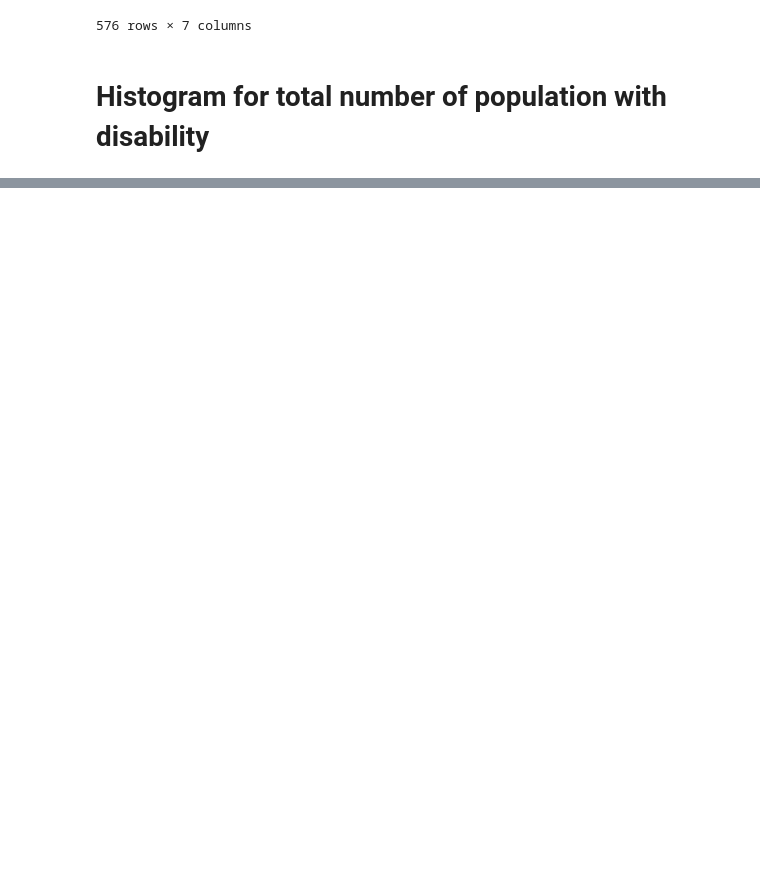
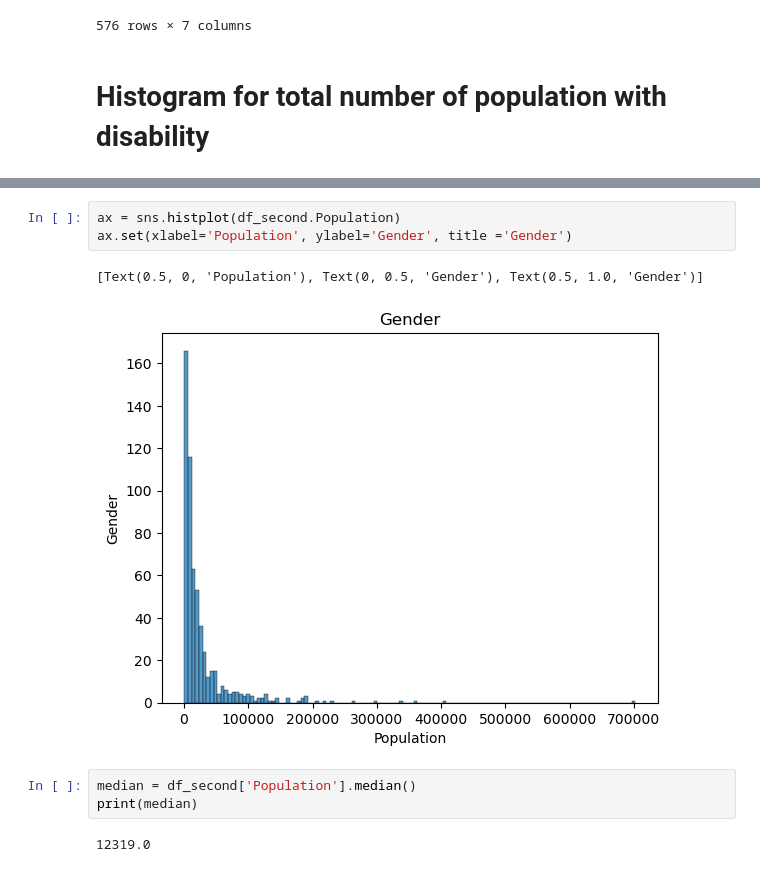
Before and after one commit to RodneyWardle2023/ca1, a Jupyter notebook: CA1_Rodney_Wardle_Main_Code.ipynb, the cells around one changed output, grey strips where cells are left out. Cells and saved outputs as stored; diff of their text form; blank space fills up the shorter version.

```diff
--- a/CA1_Rodney_Wardle_Main_Code.ipynb
+++ b/CA1_Rodney_Wardle_Main_Code.ipynb
@@ -274,0 +306,11 @@ sns.histplot(df_second["Population Total"], kde=True);
+# %%
+ax = sns.histplot(df_second.Population)
+ax.set(xlabel='Population', ylabel='Gender', title ='Gender')
+# %% [output]
+[Text(0.5, 0, 'Population'), Text(0, 0.5, 'Gender'), Text(0.5, 1.0, 'Gender')]
+[figure, added]
+# %%
+median = df_second['Population'].median()
+print(median)
+# %% [output]
+12319.0
```
Also changed, not shown: parts of 27 cells of this notebook.
